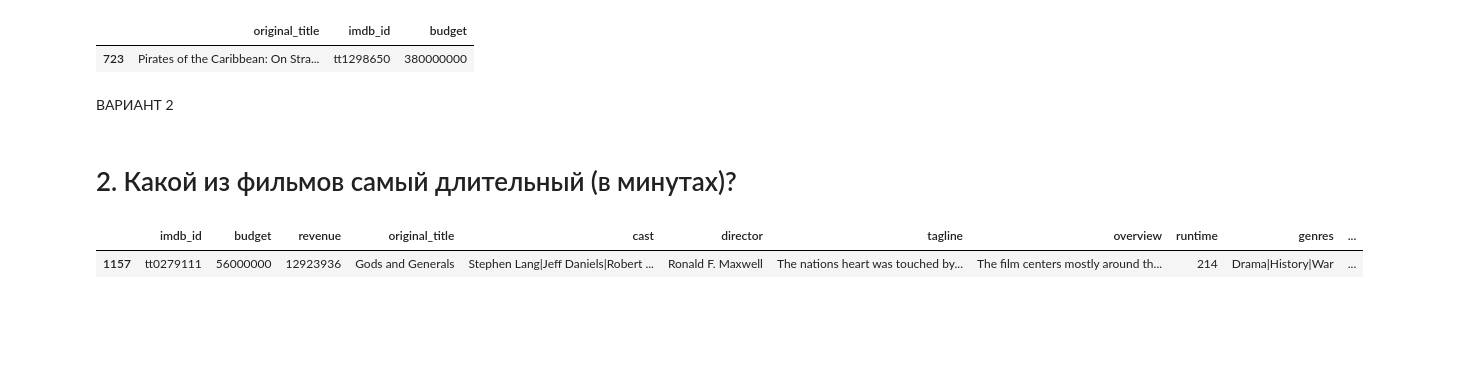
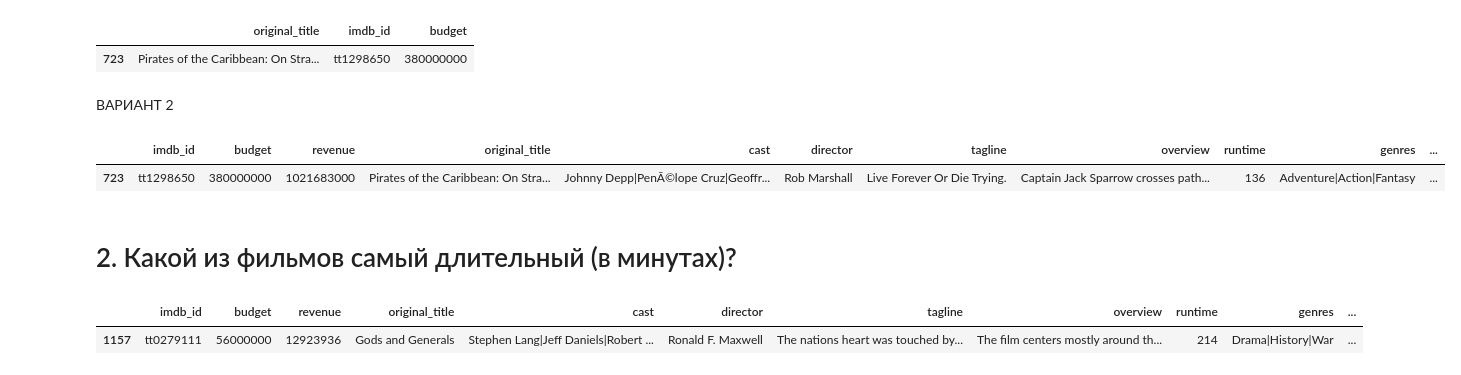
Before and after one commit to tankudo/skillfactory_rds, a Jupyter notebook: module_1/Movies_IMBD_v4.1_TEMPLATE.ipynb, the cells around one changed output. Drawn from its saved outputs; the diff is of its cells as text; code cells hidden in the pictures; blank space fills up the shorter version.

```diff
--- a/module_1/Movies_IMBD_v4.1_TEMPLATE.ipynb
+++ b/module_1/Movies_IMBD_v4.1_TEMPLATE.ipynb
@@ -58,6 +64,10 @@ data[['original_title', 'imdb_id', 'budget']].sort_values(by=['budget'], ascendi
 ВАРИАНТ 2
 # %%
 # можно добавлять разные варианты решения
+data[data.budget == data.budget.max()]
+# %% [output]
+|  | imdb_id | budget | revenue | original_title | cast | director | tagline | overview | runtime | genres | ... |
+| 723 | tt1298650 | 380000000 | 1021683000 | Pirates of the Caribbean: On Stra... | Johnny Depp|PenÃ©lope Cruz|Geoffr... | Rob Marshall | Live Forever Or Die Trying. | Captain Jack Sparrow crosses path... | 136 | Adventure|Action|Fantasy | ... |
 # %% [markdown]
 # 2. Какой из фильмов самый длительный (в минутах)?
 # %%
```
Also changed, not shown: parts of 22 cells of this notebook.
